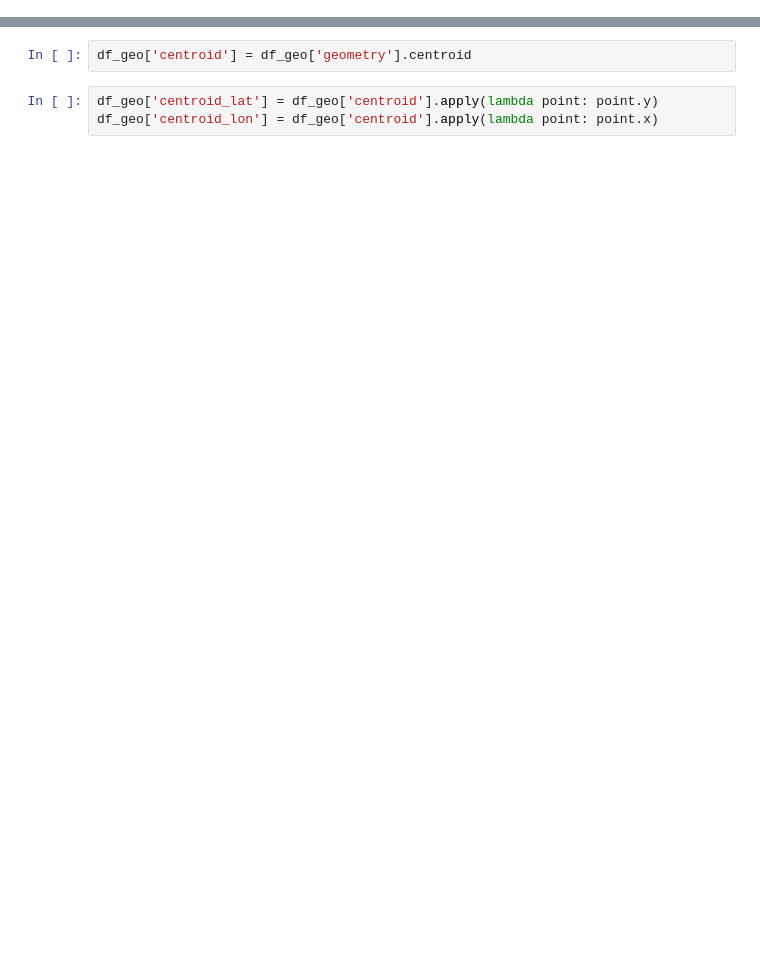
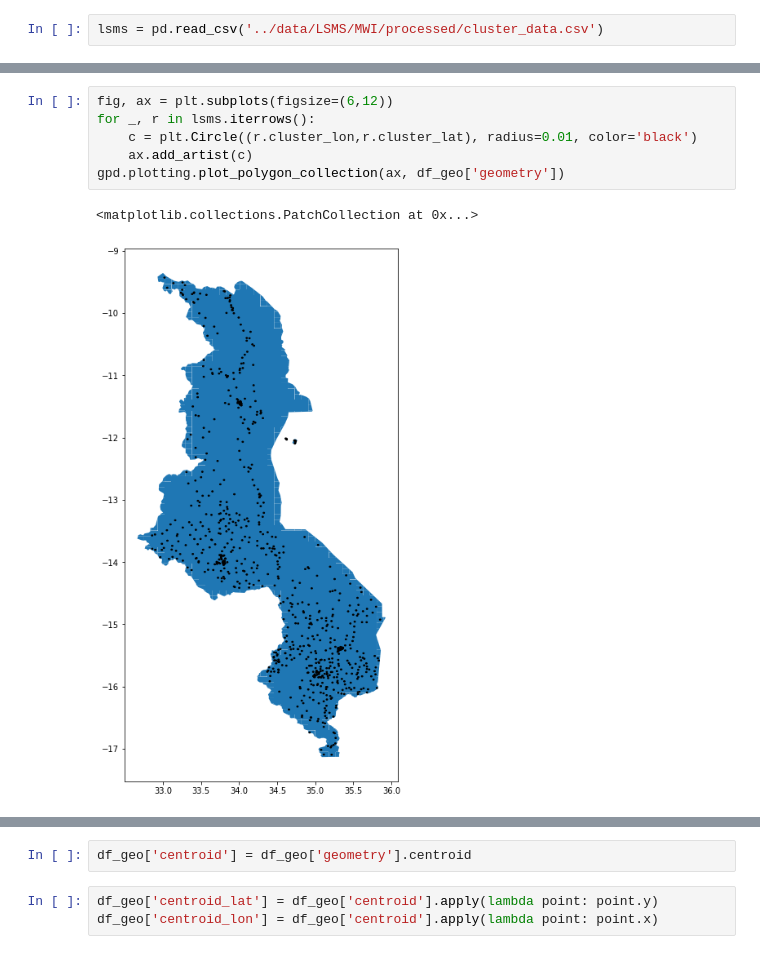
Before and after one commit to edwardoughton/taddle, a Jupyter notebook: ipynb/plotting_results.ipynb, the cells around one changed output, grey strips where cells are left out. Saved outputs shown, nothing was run; the diff lists cells and outputs as text; blank space fills up the shorter version.

```diff
--- a/ipynb/plotting_results.ipynb
+++ b/ipynb/plotting_results.ipynb
@@ -17,0 +31,2 @@ df_geo['geometry'].plot()
+# %%
+lsms = pd.read_csv('../data/LSMS/MWI/processed/cluster_data.csv')
@@ -17,0 +49,9 @@ df_geo['geometry'].plot()
+# %%
+fig, ax = plt.subplots(figsize=(6,12))
+for _, r in lsms.iterrows():
+    c = plt.Circle((r.cluster_lon,r.cluster_lat), radius=0.01, color='black')
+    ax.add_artist(c)
+gpd.plotting.plot_polygon_collection(ax, df_geo['geometry'])
+# %% [output]
+<matplotlib.collections.PatchCollection at 0x...>
+[figure, added]
```
Also changed, not shown: parts of 19 cells of this notebook, 4 other files.
